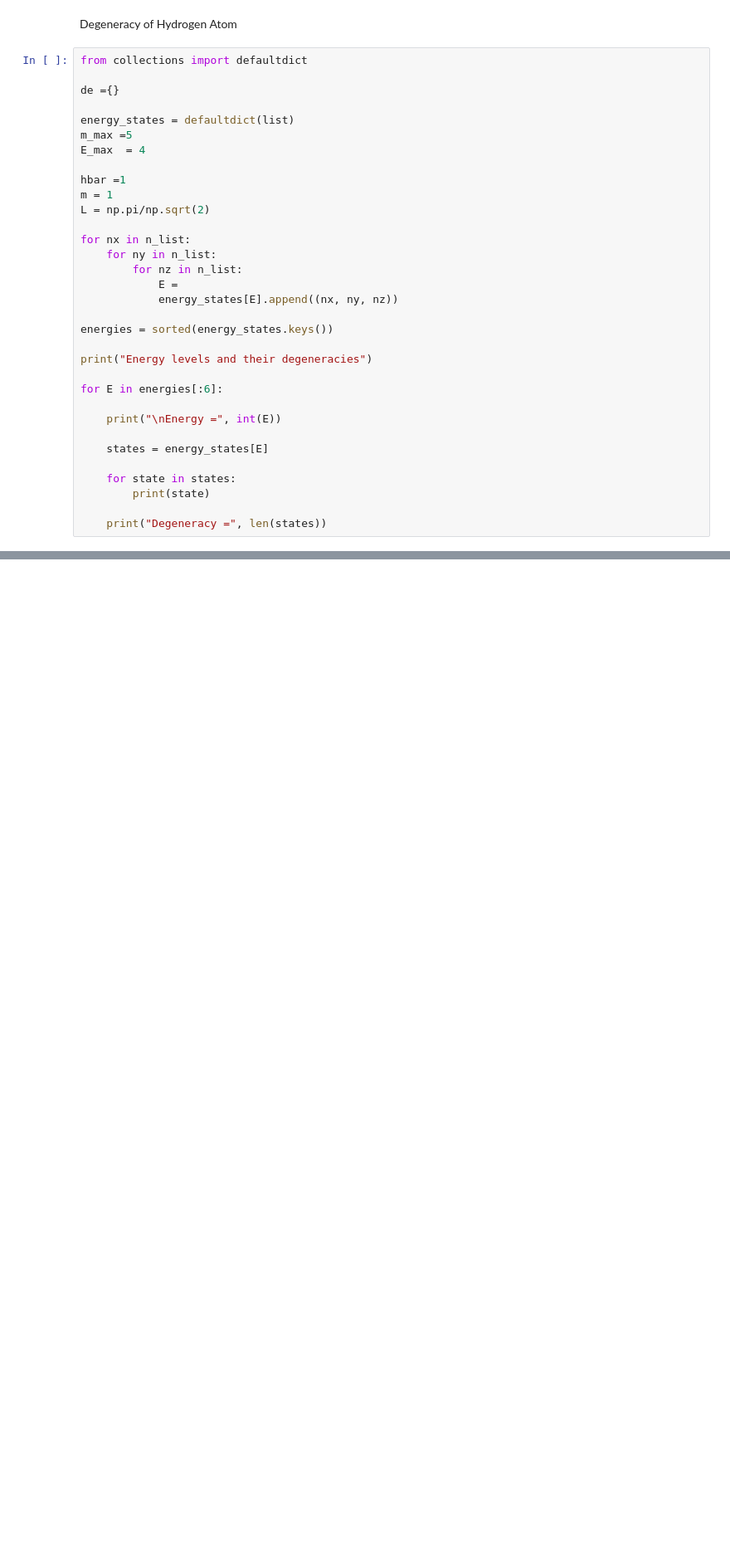
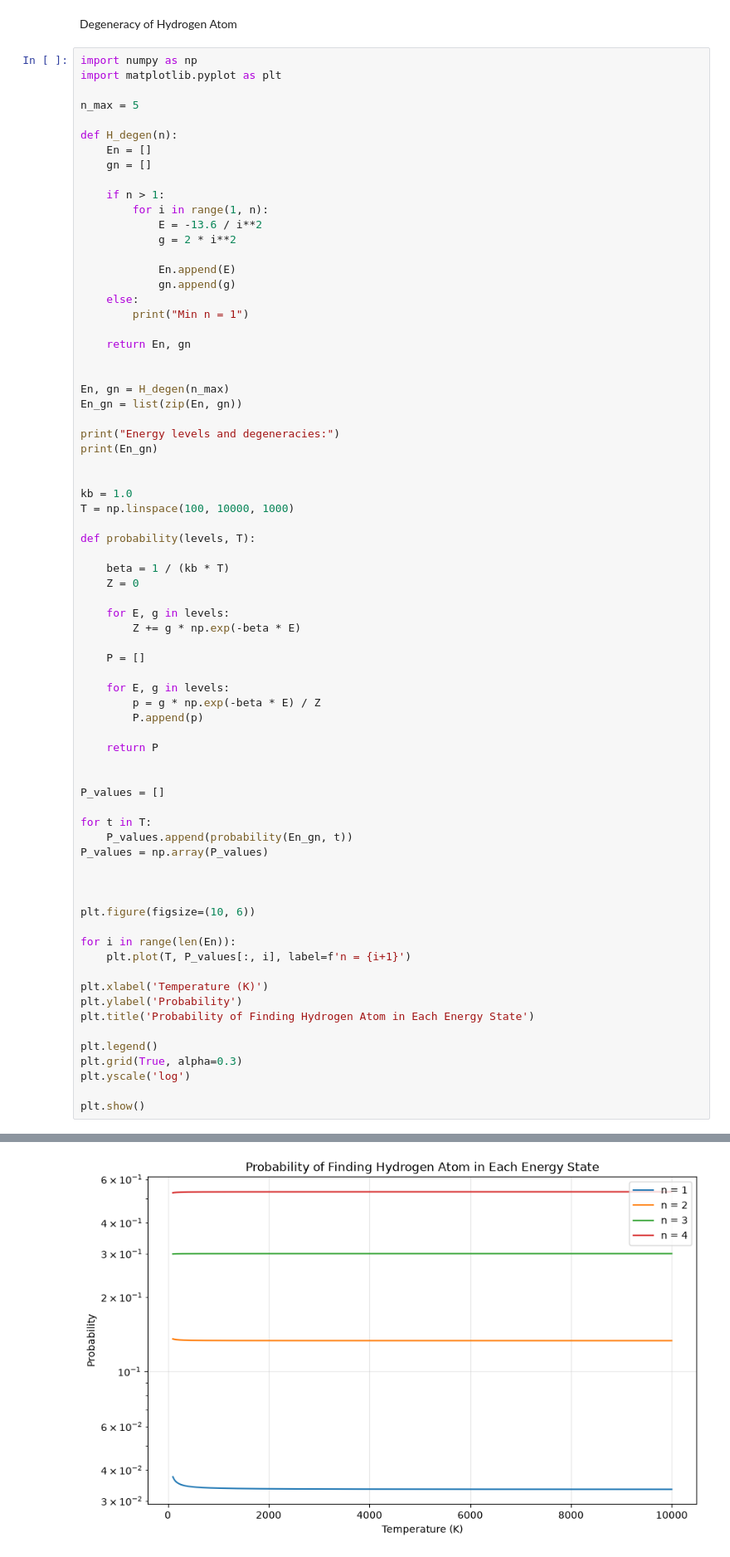
Before and after one commit to pamuduamarasinghe/Computational-Statistical-Mechanics, a Jupyter notebook: CSM10.ipynb, the cells around one changed output, grey strips where cells are left out. Shown at 83% size. Cells and saved outputs as stored; diff of their text form; blank space fills up the shorter version.

```diff
--- a/CSM10.ipynb
+++ b/CSM10.ipynb
@@ -181,35 +179,75 @@ Degeneracy = 6
 # %% [markdown]
 Degeneracy of Hydrogen Atom
 # %%
-from collections import defaultdict
+import numpy as np
+import matplotlib.pyplot as plt
 
-de ={}
+n_max = 5
 
-energy_states = defaultdict(list)
-m_max =5
-E_max  = 4
+def H_degen(n):
+    En = []
+    gn = []
 
-hbar =1
-m = 1
-L = np.pi/np.sqrt(2)
+    if n > 1:
+        for i in range(1, n):
+            E = -13.6 / i**2
+            g = 2 * i**2
 
-for nx in n_list:
-    for ny in n_list:
-        for nz in n_list:
-            E =
-            energy_states[E].append((nx, ny, nz))
+            En.append(E)
+            gn.append(g)
+    else:
+        print("Min n = 1")
 
-energies = sorted(energy_states.keys())
+    return En, gn
 
-print("Energy levels and their degeneracies")
 
-for E in energies[:6]:
+En, gn = H_degen(n_max)
+En_gn = list(zip(En, gn))
 
-    print("\nEnergy =", int(E))
+print("Energy levels and degeneracies:")
+print(En_gn)
 
-    states = energy_states[E]
 
-    for state in states:
-        print(state)
+kb = 1.0
+T = np.linspace(100, 10000, 1000)
 
-    print("Degeneracy =", len(states))
+def probability(levels, T):
+
+    beta = 1 / (kb * T)
+    Z = 0
+
+    for E, g in levels:
+        Z += g * np.exp(-beta * E)
+
+    P = []
+
+    for E, g in levels:
+        p = g * np.exp(-beta * E) / Z
+        P.append(p)
+
+    return P
+
+
+P_values = []
+
+for t in T:
+    P_values.append(probability(En_gn, t))
+P_values = np.array(P_values)
+
+
+
+plt.figure(figsize=(10, 6))
+
+for i in range(len(En)):
+    plt.plot(T, P_values[:, i], label=f'n = {i+1}')
+
+plt.xlabel('Temperature (K)')
+plt.ylabel('Probability')
+plt.title('Probability of Finding Hydrogen Atom in Each Energy State')
+
+plt.legend()
+plt.grid(True, alpha=0.3)
+plt.yscale('log')
+
+plt.show()
+# %% [output]
@@ -215,0 +256 @@ for E in energies[:6]:
+[figure, added]
```
Also changed, not shown: parts of 4 cells of this notebook.
